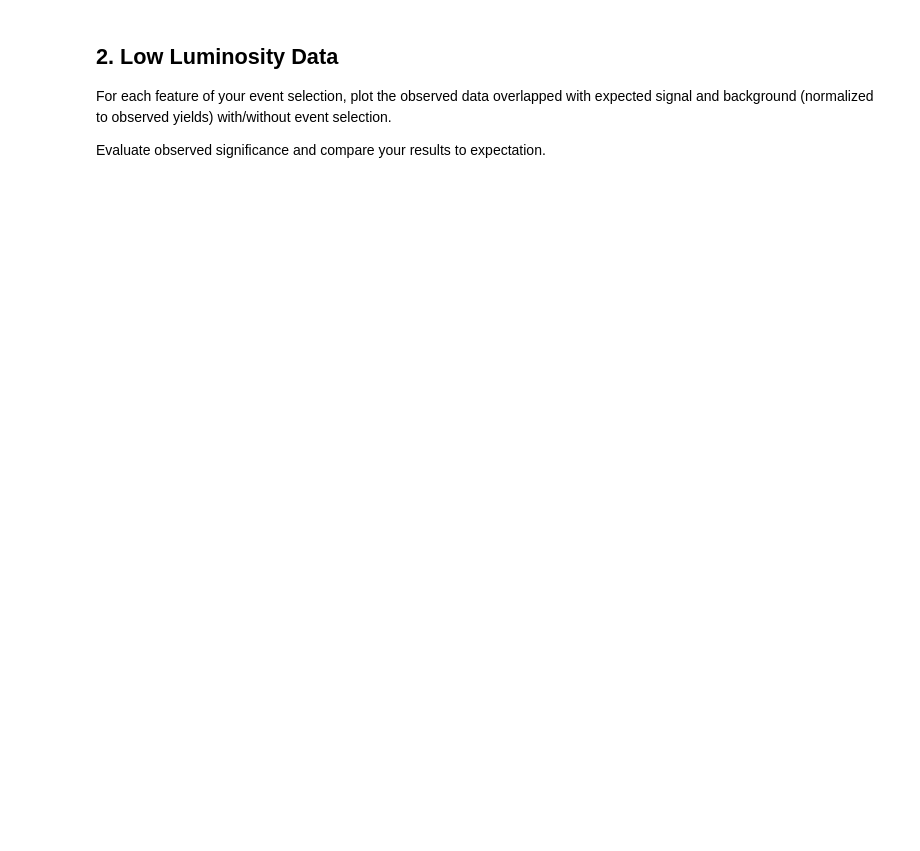
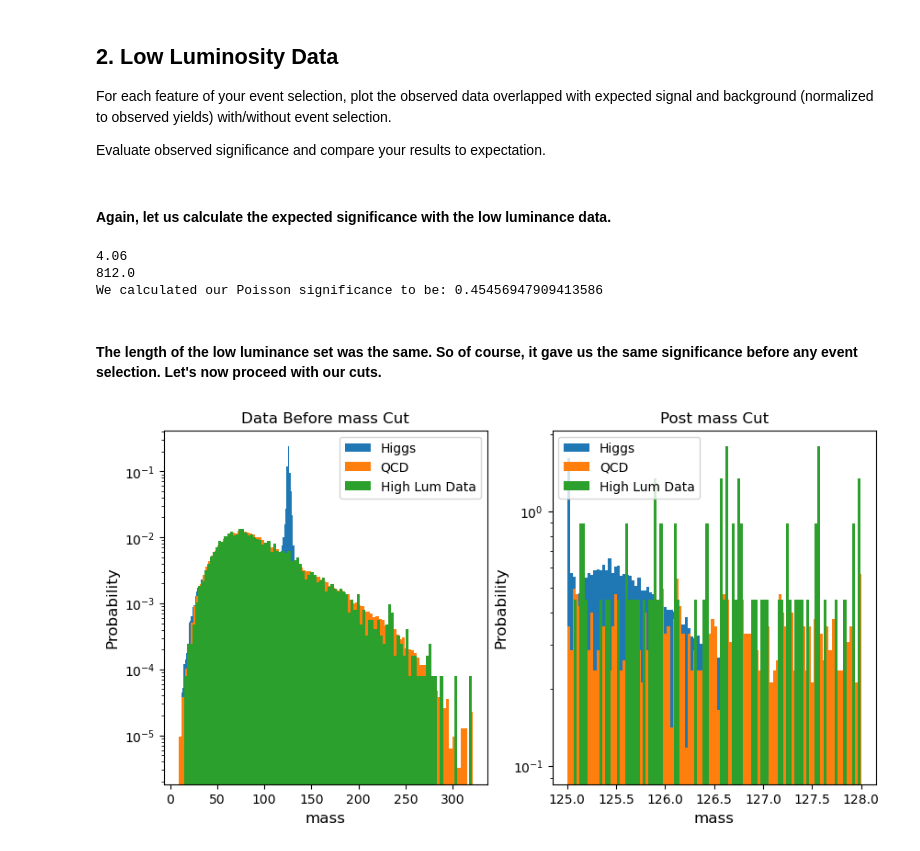
Before and after one commit to Mick-Ross/Computational-Data-Analysis, a Jupyter notebook: Lab 7-8/Lab_7&8.ipynb, the cells around one changed output. Saved outputs shown, nothing was run; the diff lists cells and outputs as text; code cells hidden in the pictures; blank space fills up the shorter version.

```diff
--- a/Lab 7-8/Lab_7&8.ipynb
+++ b/Lab 7-8/Lab_7&8.ipynb
@@ -344,0 +334,24 @@ lowLum_n_Higgs = ((len()))
+# %% [markdown]
+#### Again, let us calculate the expected significance with the low luminance data.
+# %%
+n_Higgs = 100
+n_QCD = 20000
+
+lowLum_n_Higgs = (len(lowLumData)/len(higgsData)) * n_Higgs
+lowLum_n_QCD = (len(lowLumData)/len(qcdData)) * n_QCD
+
+print(lowLum_n_Higgs)
+print(lowLum_n_QCD)
+
+poissonSig = stats.norm.ppf(stats.poisson.cdf(highLum_n_Higgs + highLum_n_QCD, highLum_n_QCD))
+print("We calculated our Poisson significance to be: " + str(poissonSig))
+# %% [output]
+4.06
+812.0
+We calculated our Poisson significance to be: 0.45456947909413586
+# %% [markdown]
+#### The length of the low luminance set was the same. So of course, it gave us the same significance before any event selection. Let's now proceed with our cuts.
+# %%
+lowLum_massCut = plotCutsPseudo2('mass', 125, 128, lowLumData)
+# %% [output]
+[figure, added]
```
Also changed, not shown: parts of 14 cells of this notebook.
